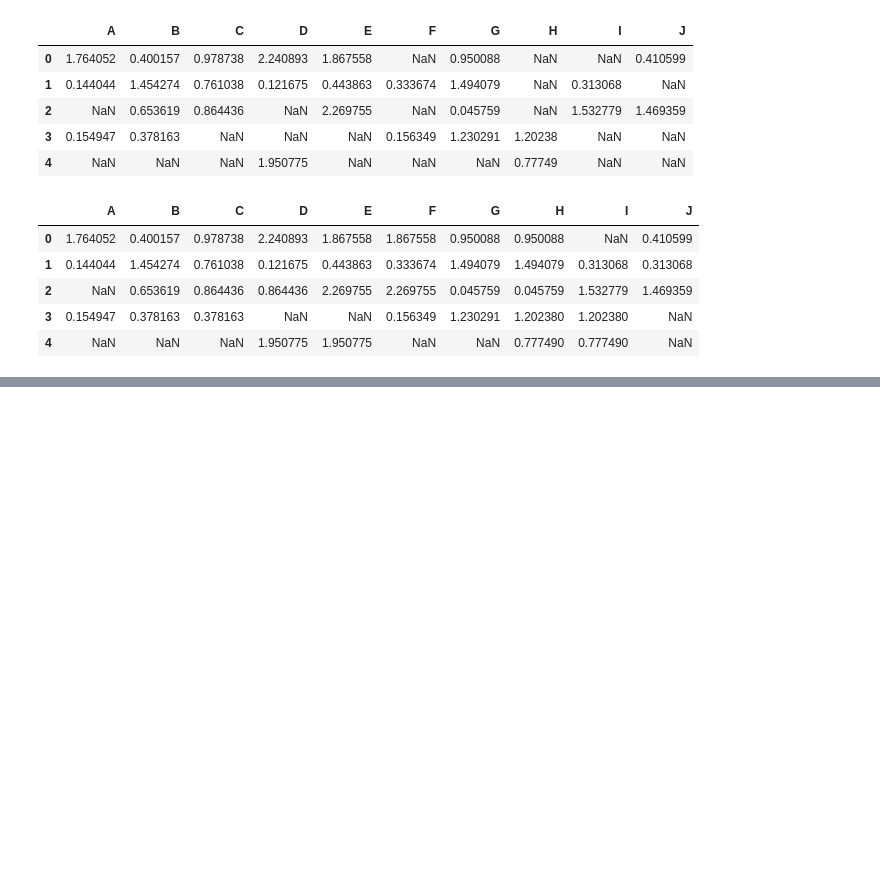
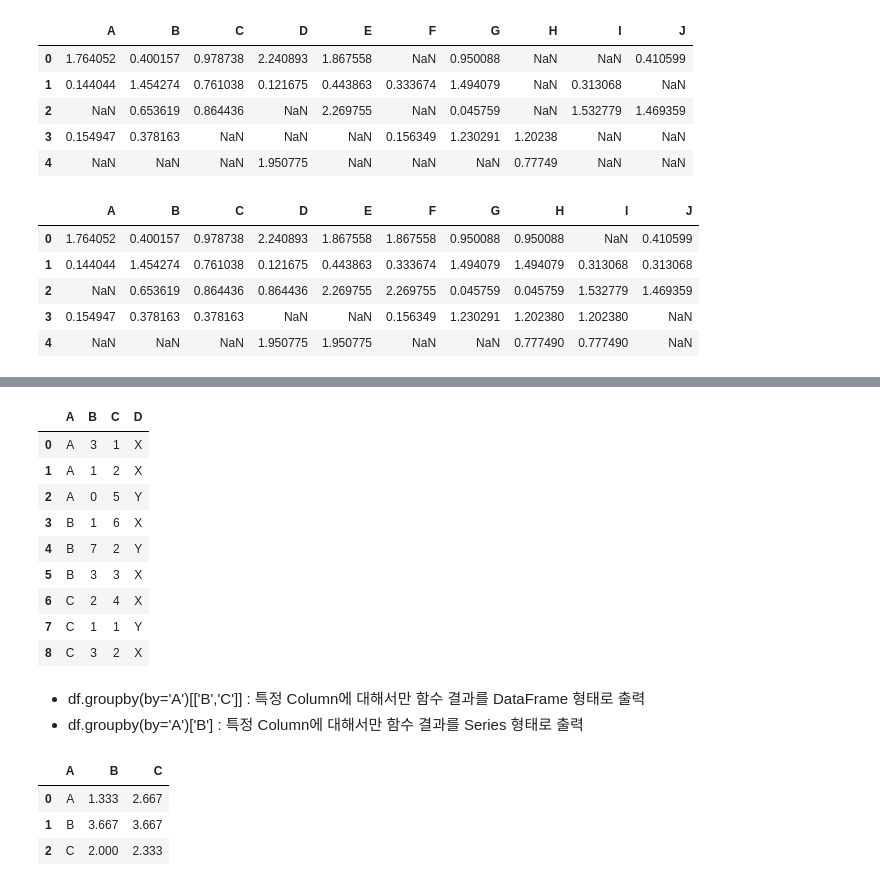
Before and after one commit to blacbakery/py_worksapce, a Jupyter notebook: 정리/Pandas.ipynb, the cells around one changed output, grey strips where cells are left out. Cells and saved outputs as stored; diff of their text form; code cells hidden in the pictures; blank space fills up the shorter version.

```diff
--- a/정리/Pandas.ipynb
+++ b/정리/Pandas.ipynb
@@ -807,0 +965,32 @@ print(a)
+# %%
+import pandas as pd
+import numpy as np
+
+df = pd.DataFrame({
+    'A': list('AAABBBCCC'),
+    'B': [3,1,0,1,7,3,2,1,3],
+    'C': [1,2,5,6,2,3,4,1,2],
+    'D': list('XXYXYXXYX')
+})
+df
+# %% [output]
+|  | A | B | C | D |
+| 0 | A | 3 | 1 | X |
+| 1 | A | 1 | 2 | X |
+| 2 | A | 0 | 5 | Y |
+| 3 | B | 1 | 6 | X |
+| 4 | B | 7 | 2 | Y |
+| 5 | B | 3 | 3 | X |
+| 6 | C | 2 | 4 | X |
+| 7 | C | 1 | 1 | Y |
+| 8 | C | 3 | 2 | X |
+# %% [markdown]
+- df.groupby(by='A')[['B','C']] : 특정 Column에 대해서만 함수 결과를 DataFrame 형태로 출력
+- df.groupby(by='A')['B'] : 특정 Column에 대해서만 함수 결과를 Series 형태로 출력
+# %%
+df.groupby('A')[['B','C']].mean().reset_index().round(3)
+# %% [output]
+|  | A | B | C |
+| 0 | A | 1.333 | 2.667 |
+| 1 | B | 3.667 | 3.667 |
+| 2 | C | 2.000 | 2.333 |
```
Also changed, not shown: parts of 31 cells of this notebook.
